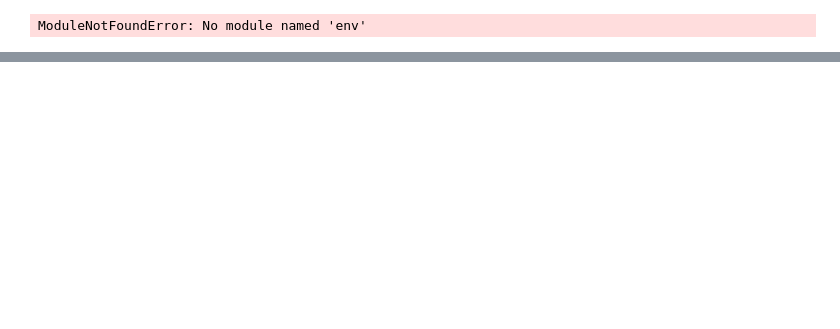
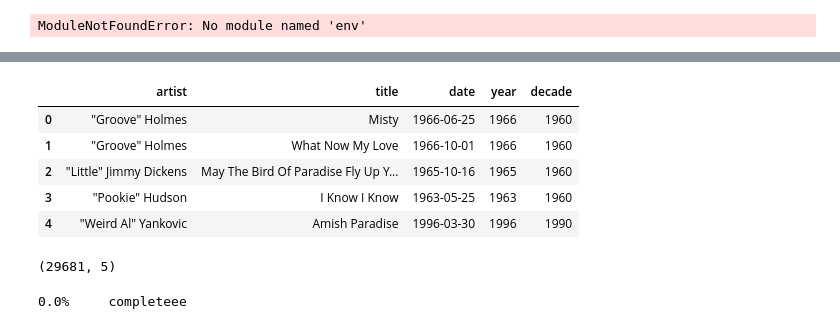
Before and after one commit to CBRJ-Lyrical-Metrics/lyrical-evolution-capstone, a Jupyter notebook: Drafts/chris_work.ipynb, the cells around one changed output, grey strips where cells are left out. Saved outputs shown, nothing was run; the diff lists cells and outputs as text; code cells hidden in the pictures; blank space fills up the shorter version.

```diff
--- a/Drafts/chris_work.ipynb
+++ b/Drafts/chris_work.ipynb
@@ -12,0 +30,3 @@ ModuleNotFoundError: No module named 'env'
+# %%
+song = artist.songs[0]
+print(song.lyrics)
@@ -12,0 +96,69 @@ ModuleNotFoundError: No module named 'env'
+# %%
+def prep_data(df):
+    '''
+    get unique artist song combos
+    make column for year and decade
+    change song to title
+    '''
+    # convert date to datetime
+    df['date'] = pd.to_datetime(df['date'])
+    # rename song column to title
+    df.rename(columns={'song': 'title'}, inplace=True)
+    # subset data to make only unique artist title combos while keeping earliest date
+    df = pd.DataFrame(df.groupby(['artist', 'title']).date.min())
+    # make new column for year and decade
+    df['year'] = df.date.dt.year
+    df['decade'] = df.date.dt.year - (df.date.dt.year % 10)
+    # reset index
+    df.reset_index(inplace=True)
+    return df
+# %%
+df = prep_data(pd.read_csv("charts.csv"))
+df.head()
+# %% [output]
+|  | artist | title | date | year | decade |
+| 0 | "Groove" Holmes | Misty | 1966-06-25 | 1966 | 1960 |
+| 1 | "Groove" Holmes | What Now My Love | 1966-10-01 | 1966 | 1960 |
+| 2 | "Little" Jimmy Dickens | May The Bird Of Paradise Fly Up Y... | 1965-10-16 | 1965 | 1960 |
+| 3 | "Pookie" Hudson | I Know I Know | 1963-05-25 | 1963 | 1960 |
+| 4 | "Weird Al" Yankovic | Amish Paradise | 1996-03-30 | 1996 | 1990 |
+# %%
+df.shape
+# %% [output]
+(29681, 5)
+# %%
+
+api = lyricsgenius.Genius(env.token, verbose=False)
+
+def prep_songs():
+    songs = pd.read_csv('charts.csv')
+    songs['date'] = pd.to_datetime(songs.date)
+    songs = songs.rename(columns={'song': 'title'})
+    songs = pd.DataFrame(songs.groupby(['title', 'artist']).min().date).reset_index()
+    return songs
+
+def get_lyrics(title, artist):
+    song = api.search_song(title, artist)
+    lyrics = song.lyrics.replace('\n', ' ')
+    # TODO handle verse and chorus tags
+    return lyrics
+
+songs = prep_songs()
+
+for i in range(len(songs)-1, 0 , -1):
+
+    title = songs.iloc[[i]].title.values[0]
+    artist = songs.iloc[[i]].artist.values[0]
+
+    try:
+        songs.loc[i, 'lyrics'] = get_lyrics(title, artist)
+        songs.loc[i, 'status'] = 'lyrics acquired'
+    except:
+        songs.loc[i, 'status'] = 'an error ocurred'
+    # save every 100 songs
+    if i % 100 == 0:
+        songs.to_csv('songs.csv')
+
+    print(f'{round((i / len(songs) * 100), 2)}%\t complete', end='\r')
+# %% [output]
+0.0%     completeee
```
Also changed, not shown: parts of 22 cells of this notebook, 1 other file.
